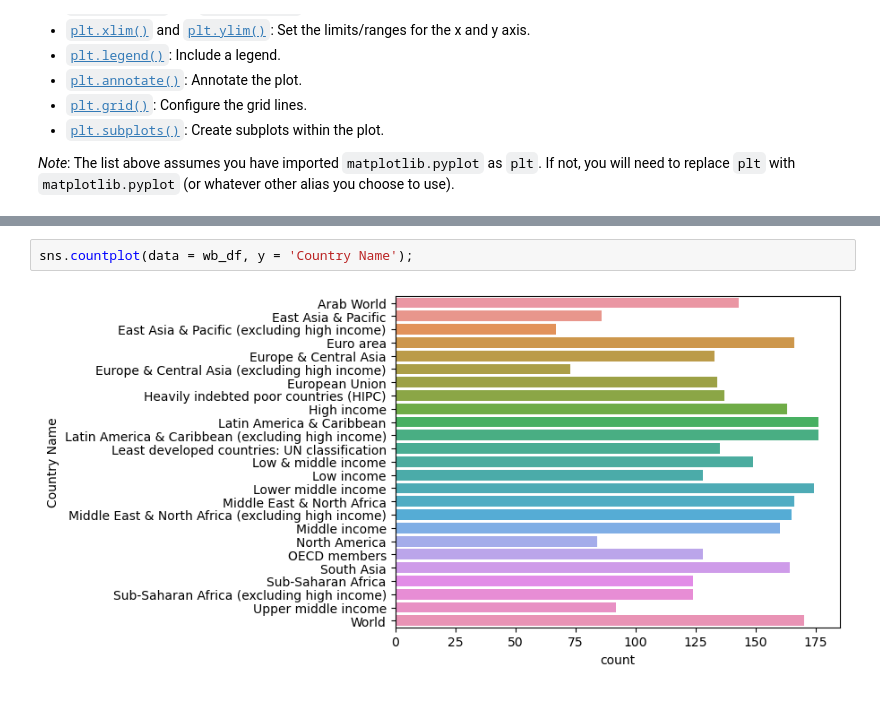
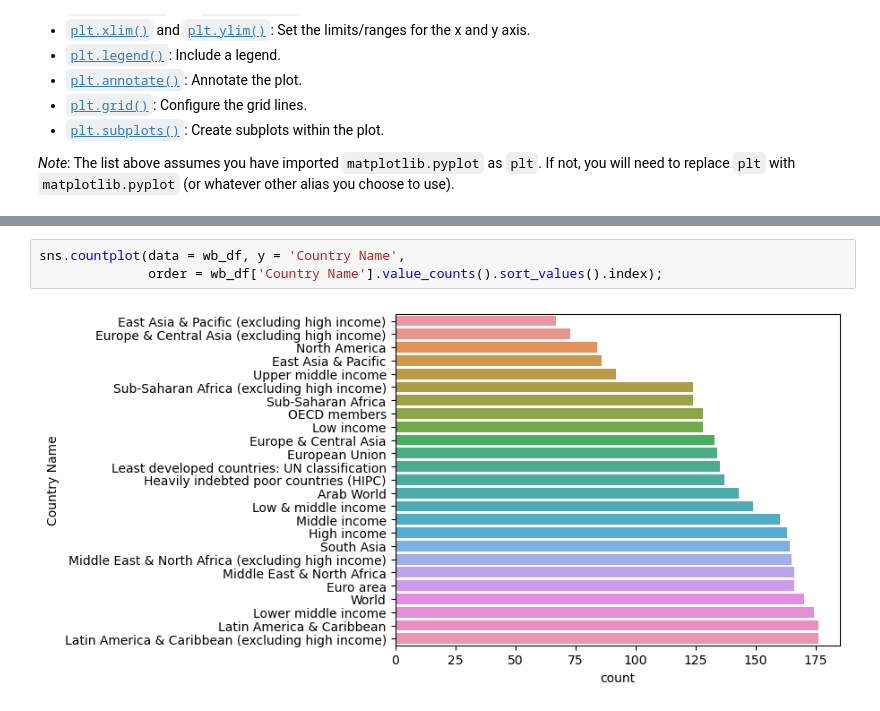
Before and after one commit to rohanjha123/data-h195, a Jupyter notebook: textbook/content/04-visualizations/types.ipynb, the cells around one changed output, grey strips where cells are left out. Saved outputs shown, nothing was run; the diff lists cells and outputs as text.

```diff
--- a/textbook/content/04-visualizations/types.ipynb
+++ b/textbook/content/04-visualizations/types.ipynb
@@ -65,4 +61,5 @@ Regardless of the type of plot and the library you choose to create the plot, yo
 # %%
-sns.countplot(data = wb_df, y = 'Country Name');
+sns.countplot(data = wb_df, y = 'Country Name',
+              order = wb_df['Country Name'].value_counts().sort_values().index);
 # %% [output]
-[figure, old version]
+[figure, new version]
```
Also changed, not shown: parts of 3 cells of this notebook, 2 other files.
